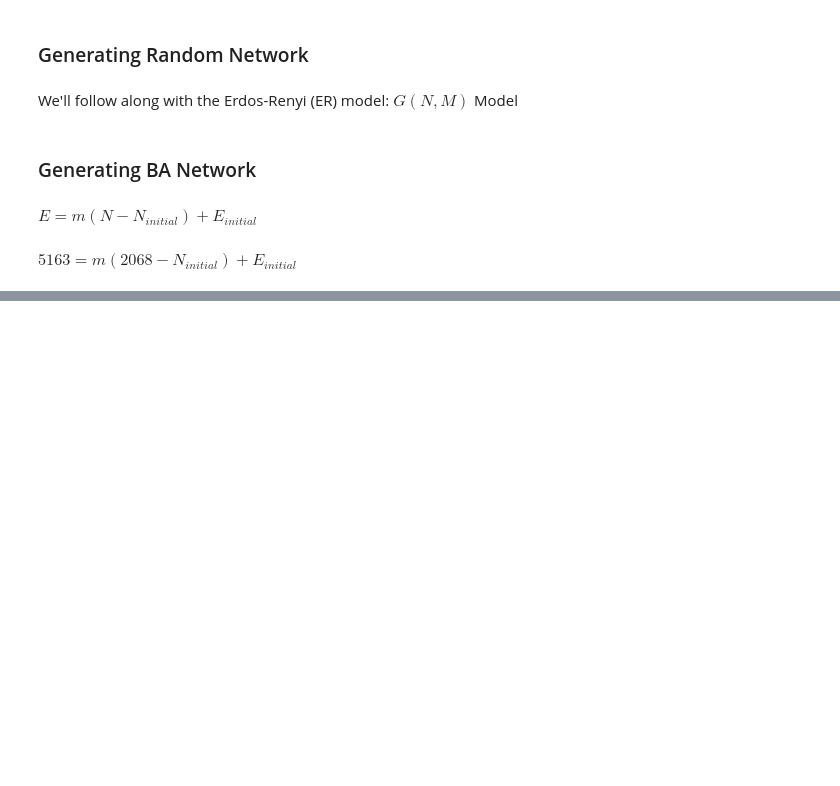
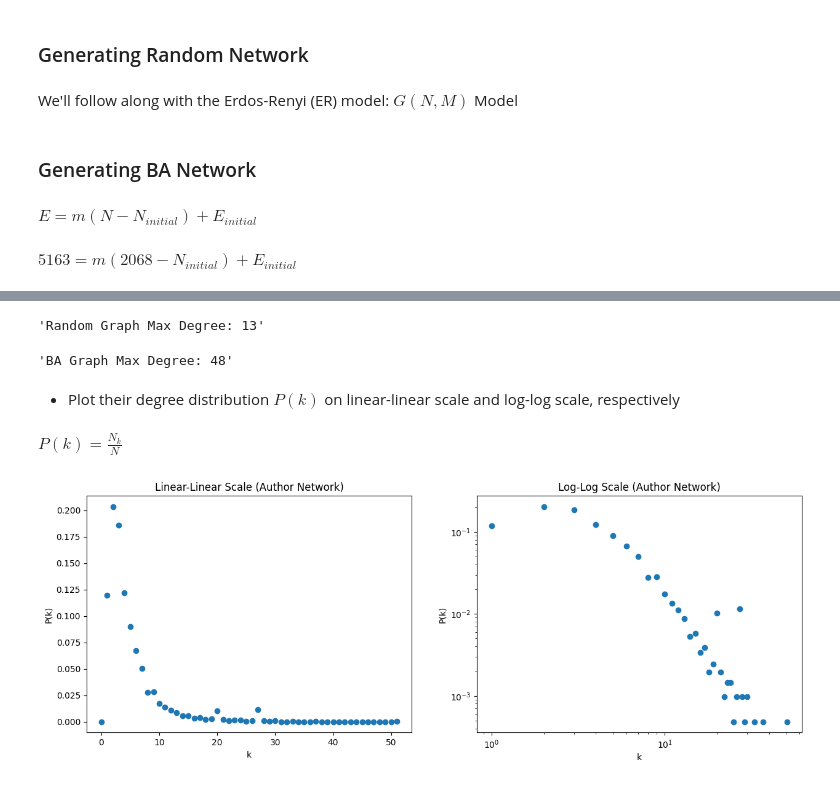
Before and after one commit to ignRyann/author-network-analysis, a Jupyter notebook: coursework1.ipynb, the cells around one changed output, grey strips where cells are left out. Drawn from its saved outputs; the diff is of its cells as text; code cells hidden in the pictures; blank space fills up the shorter version.

```diff
--- a/coursework1.ipynb
+++ b/coursework1.ipynb
@@ -9,5 +9,8 @@ import random
 # %% [markdown]
 ## Task 0 - Preparation of Network Data
+# %%
+n_count = 2068
+e_count = 5163
 # %% [markdown]
 ### Creating our Author Network
 # %% [markdown]
@@ -109,0 +129,35 @@ BA = nx.barabasi_albert_graph(2068, m, initial_graph= initial)
+# %%
+"Random Graph Max Degree: " + str(max(dict(ER.degree()).values()))
+# %% [output]
+'Random Graph Max Degree: 13'
+# %%
+"BA Graph Max Degree: " + str(max(dict(BA.degree()).values()))
+# %% [output]
+'BA Graph Max Degree: 48'
+# %% [markdown]
+- Plot their degree distribution $P(k)$ on linear-linear scale and log-log scale,
+respectively
+# %% [markdown]
+$ P(k) = \frac{N_k}{N}$
+# %%
+def plot_degree_distribution(G, graph_name):
+    N_k = nx.degree_histogram(G)
+    pk = [i/n_count for i in N_k]
+    k = list(range(0,len(N_k)))
+    plt.figure(figsize=(15,5))
+
+    plt.subplot(121)
+    plt.title("Linear-Linear Scale (" + graph_name + ")")
+    plt.xlabel("k")
+    plt.ylabel("P(k)")
+    plt.scatter(k, pk)
+
+    plt.subplot(122)
+    plt.title("Log-Log Scale (" + graph_name + ")")
+    plt.xlabel("k")
+    plt.ylabel("P(k)")
+    plt.loglog(k, pk, 'o')
+# %%
+plot_degree_distribution(author_network, 'Author Network')
+# %% [output]
+[figure, added]
```
Also changed, not shown: parts of 37 cells of this notebook.
